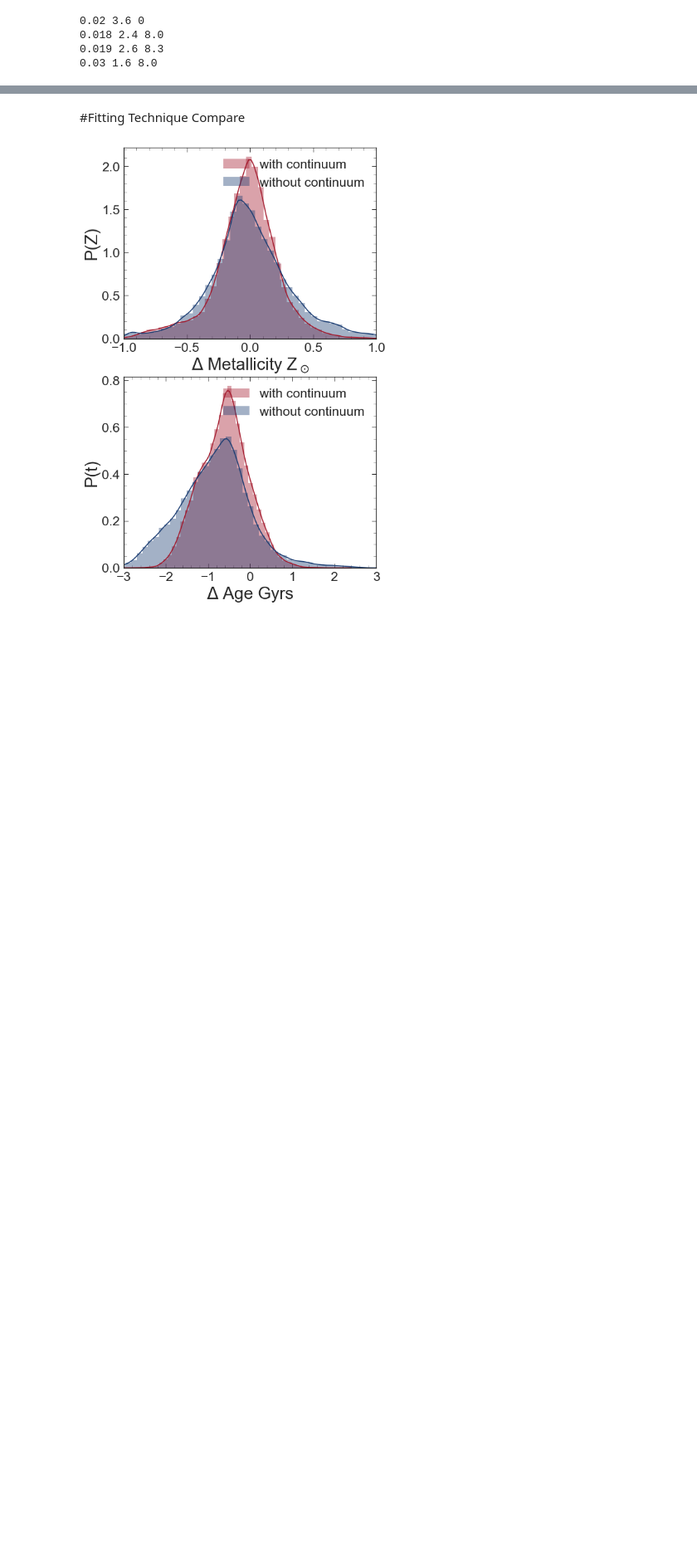
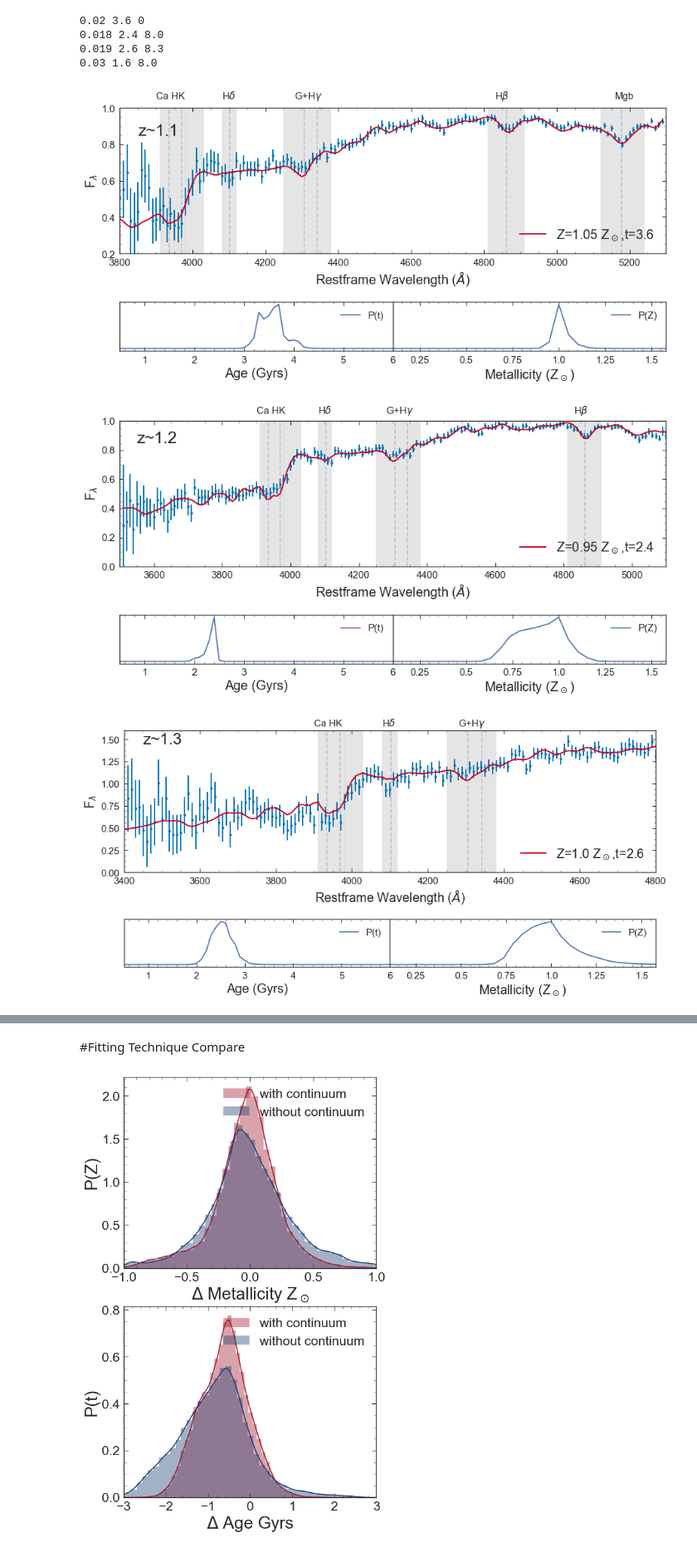
Before and after one commit to Vince-ec/Quiescent_analysis, a Jupyter notebook: scripts/important_plots.ipynb, the cells around one changed output, grey strips where cells are left out. Shown at 83% size. Cells and saved outputs as stored; diff of their text form; code cells hidden in the pictures; blank space fills up the shorter version.

```diff
--- a/scripts/important_plots.ipynb
+++ b/scripts/important_plots.ipynb
@@ -1092,14 +1124,18 @@ print uhzstack.bfmetal,uhzstack.bfage, uhzstack.bftau
 # %%
 %matplotlib inline
 
 Plot_stack_2(lzstack.wv,lzstack.fl,lzstack.er,lzstack.mwv,lzstack.mfl,0.02,3.6,PTl,PZl,
-           window=[3800,5300,.2,1.],save_plot=True,plot_name='../plots/stack_lz_bf_10-17.png')
+           window=[3800,5300,.2,1.],group='z~1.1',save_plot=False,plot_name='../plots/stack_lz_bf_10-17.png')
 
 Plot_stack_2(mzstack.wv,mzstack.fl,mzstack.er,mzstack.mwv,mzstack.mfl,0.018,2.4,PTm,PZm,
-           window=[3500,5100,0,1.],save_plot=True,plot_name='../plots/stack_mz_bf_10-17.png')
+           window=[3500,5100,0,1.],group='z~1.2',save_plot=False,plot_name='../plots/stack_mz_bf_10-17.png')
 
 Plot_stack_2(hzstack.wv,hzstack.fl,hzstack.er,hzstack.mwv,hzstack.mfl,0.019,2.6,PTh,PZh,
-           window=[3400,4800,0,1.6],save_plot=True,plot_name='../plots/stack_hz_bf_10-17.png')
+           window=[3400,4800,0,1.6],group='z~1.3',save_plot=False,plot_name='../plots/stack_hz_bf_10-17.png')
 
 Plot_stack_2(uhzstack.wv,uhzstack.fl,uhzstack.er,uhzstack.mwv,uhzstack.mfl,0.03,1.6,PTuh,PZuh,
-           window=[3300,4400,0.5,4.2],save_plot=True,plot_name='../plots/stack_uhz_bf_10-17.png')
+           window=[3300,4400,0.5,4.2],group='z~1.6',save_plot=False,plot_name='../plots/stack_uhz_bf_10-17.png')
+# %% [output]
+[figure, added]
+[figure, added]
+[figure, added]
```
Also changed, not shown: parts of 11 cells of this notebook.
